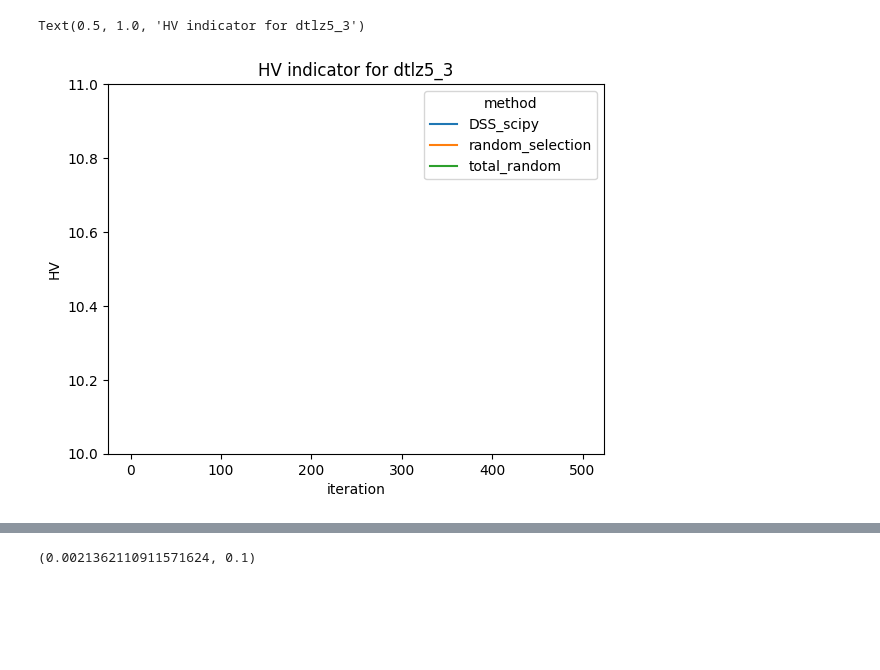
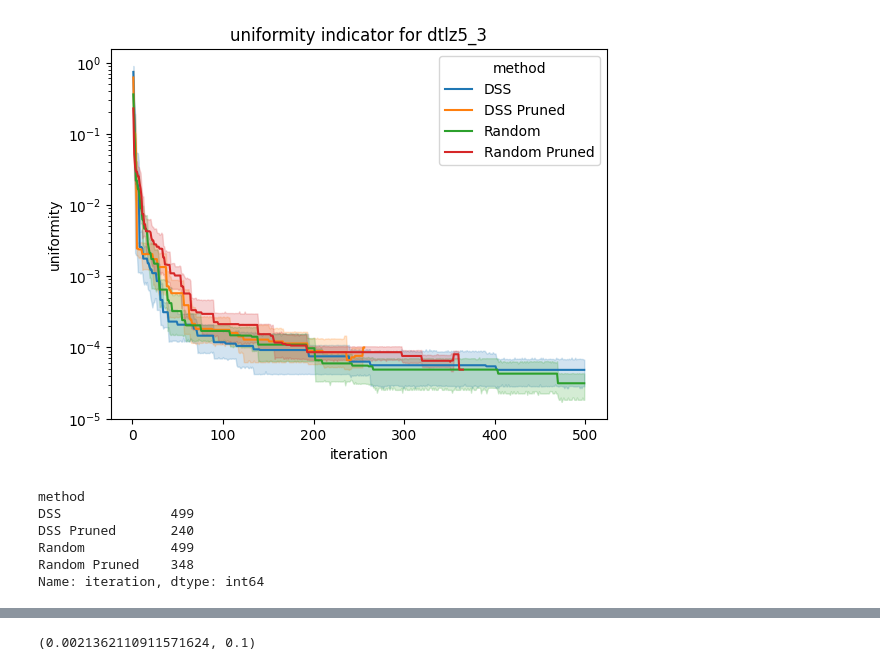
Before and after one commit to light-weaver/iterative-pareto-representer, a Jupyter notebook: notebooks/explore_results.ipynb, the cells around one changed output, grey strips where cells are left out. Saved outputs shown, nothing was run; the diff lists cells and outputs as text; code cells hidden in the pictures; blank space fills up the shorter version.

Commit message:
Updated experiment

```diff
--- a/notebooks/explore_results.ipynb
+++ b/notebooks/explore_results.ipynb
@@ -69,6 +76,8 @@ class OneExperimentResults(BaseModel):
     hv: list[float] = Field(description="Hypervolume (Normalized) of the found solutions at each iteration")
     IDG: list[float] = Field("IGD of the found solutions at each iteration")
     RSE: list[float | None] = Field("ln(RSE) of the found solutions at each iteration")
+    uniformity: list[float | None] = Field("Uniformity Level of the found solutions at each iteration")
+    coverage: list[float] = Field("Coverage Error of the found solutions at each iteration")
     spacing: list[float | None] = Field("Spacing indicator value of the found solutions at each iteration")
     CumBadRefs: list[float] = Field(description="Cumulative fraction of bad reference points found at each iteration")
     success: list[bool] = Field(description="Whether the method evaluated a valid reference point at each iteration")
@@ -81,6 +123,6 @@ class ExperimentResults(BaseModel):
 # %%
 root = "../results/"
-problem = "dtlz5_3"
+problem = list(problems.keys())[0]
 # list all files in the directory
 
 files = os.listdir(root)
@@ -91,7 +133,9 @@ f_results = []
 for f in files:
     with open(root + f, "r") as file:
         data = file.read()
-        f_results.append(OneExperimentResults.model_validate_json(data))
+        temp = OneExperimentResults.model_validate_json(data)
+        if temp.problemName == problem:
+            f_results.append(temp)
 # %%
 # 3 Objective forest results
 
@@ -105,6 +149,8 @@ f_pd = pd.DataFrame(
         "iteration",
         "HV",
         "IGD",
+        "uniformity",
+        "coverage",
         "spacing",
         "RSE" "Bad Reference Points Found",
         "success",
@@ -123,6 +169,8 @@ for r in f_results:
             "HV": r.hv + [np.nan] * (len(r.CumBadRefs) - len(r.hv)),
             "IGD": r.IDG + [np.nan] * (len(r.CumBadRefs) - len(r.hv)),
             "spacing": r.spacing + [np.nan] * (len(r.CumBadRefs) - len(r.hv)),
+            "uniformity": r.uniformity,
+            "coverage": r.coverage,
             "RSE": r.RSE + [np.nan] * (len(r.CumBadRefs) - len(r.hv)),
             "Bad Reference Points Found": r.CumBadRefs,
             "success": np.array(r.success).astype(int),
@@ -136,21 +184,29 @@ for r in f_results:
             columns=[f"f{i+1}" for i in range(len(r.found_solutions[0]))],
         )
 
-reference_data = pd.read_csv(f"../data/{f_results[0].problemName}.csv")
+reference_data = problems[problem]()[0]
 
 reference_data = (reference_data - reference_data.min()) / (reference_data.max() - reference_data.min())
 # %%
 f, ax = plt.subplots()
 ax.set()
-f_pd_clean = f_pd[["HV", "iteration", "method"]].dropna()
-sns.lineplot(data=f_pd_clean.sort_values("method"), y="HV", x="iteration", hue="method")
+metric = "uniformity"
+f_pd_clean = f_pd[[metric, "iteration", "method"]].dropna()
+sns.lineplot(data=f_pd_clean.sort_values("method"), y=metric, x="iteration", hue="method")
 
 # Set y-axis limits
-ax.set_ylim(10, 11)
-ax.set_title(f"HV indicator for {problem}")
-
-# For problems where all RPs are eliminated, try recalculating the
-# bad RPs with lower threshold values.
+# ax.set_ylim(10, 11)
+ax.set_title(f"{metric} indicator for {problem}")
+# log scale for y-axis
+ax.set_yscale("log")
 # %% [output]
-Text(0.5, 1.0, 'HV indicator for dtlz5_3')
-[figure, old version]
+[figure, new version]
+# %%
+f_pd_clean.groupby(["method"])["iteration"].max()
+# %% [output]
+method
+DSS              499
+DSS Pruned       240
+Random           499
+Random Pruned    348
+Name: iteration, dtype: int64
```
Also changed, not shown: parts of 13 cells of this notebook, 31 other files.
